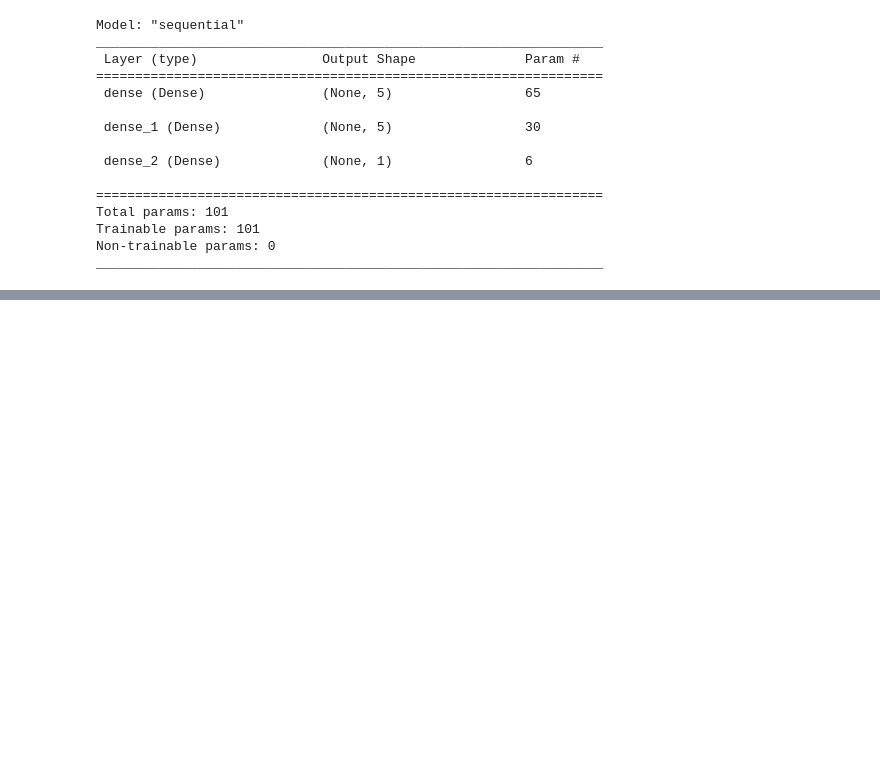
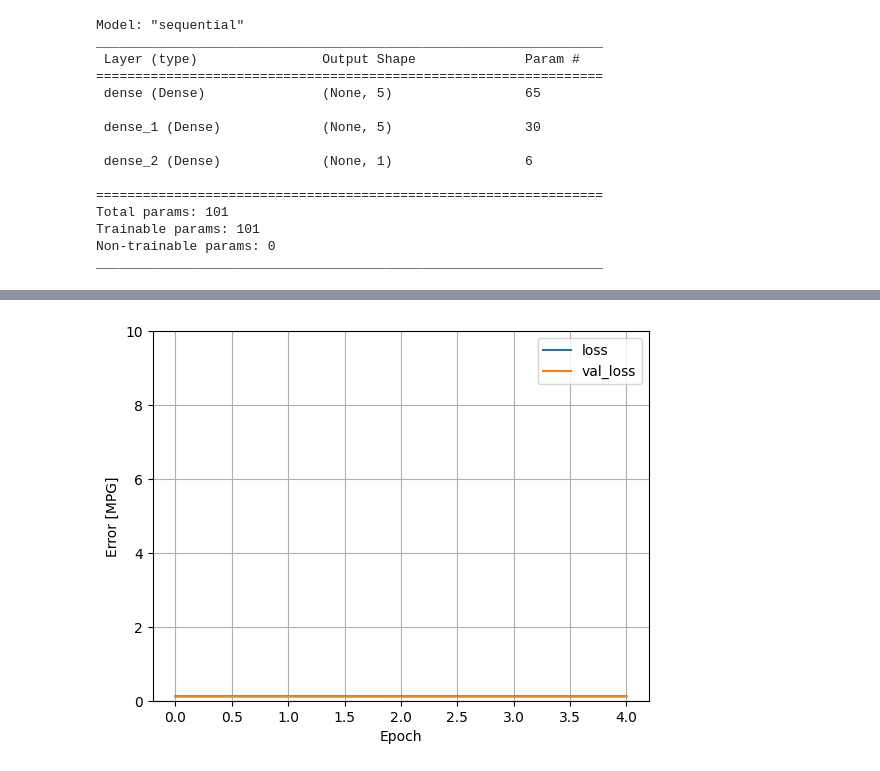
Before and after one commit to Tenergai/challenge-3, a Jupyter notebook: Generation Prediction DNN/DNN Regression.ipynb, the cells around one changed output, grey strips where cells are left out. Drawn from its saved outputs; the diff is of its cells as text; code cells hidden in the pictures; blank space fills up the shorter version.

```diff
--- a/Generation Prediction DNN/DNN Regression.ipynb
+++ b/Generation Prediction DNN/DNN Regression.ipynb
@@ -130,7 +130,7 @@ model.add(Dense(1, kernel_initializer='normal'))
 # %%
 
 # Compiling the model
-model.compile(loss='mean_squared_error', optimizer='adam')
+model.compile(loss='mean_squared_error', optimizer='adam',metrics=['mean_squared_error','mean_absolute_error'])
 # %%
 # Fitting the ANN to the Training set
 model.fit(X_train, y_train ,batch_size = 20, epochs = 50, verbose=1)
@@ -373,3 +384,12 @@ import tensorflow as tf
 
 # load the model from disk
 model = tf.keras.models.load_model(filename)
+# %%
+# Fitting the ANN to the Training set
+history=model.fit(
+    X_train,
+    y_train,
+    batch_size = 15,
+    epochs = 5,
+    verbose=1,
+    validation_split = 0.33)
@@ -391,3 +448,14 @@ Total params: 101
 Trainable params: 101
 Non-trainable params: 0
 _________________________________________________________________
+# %%
+import matplotlib.pyplot as plt
+
+def plot_loss(history):
+  plt.plot(history.history['loss'], label='loss')
+  plt.plot(history.history['val_loss'], label='val_loss')
+  plt.ylim([0, 10])
+  plt.xlabel('Epoch')
+  plt.ylabel('Error [MPG]')
+  plt.legend()
+  plt.grid(True)
@@ -393,0 +473,4 @@ _________________________________________________________________
+# %%
+plot_loss(history)
+# %% [output]
+[figure, added]
```
Also changed, not shown: parts of 6 cells of this notebook, 4 other files.
